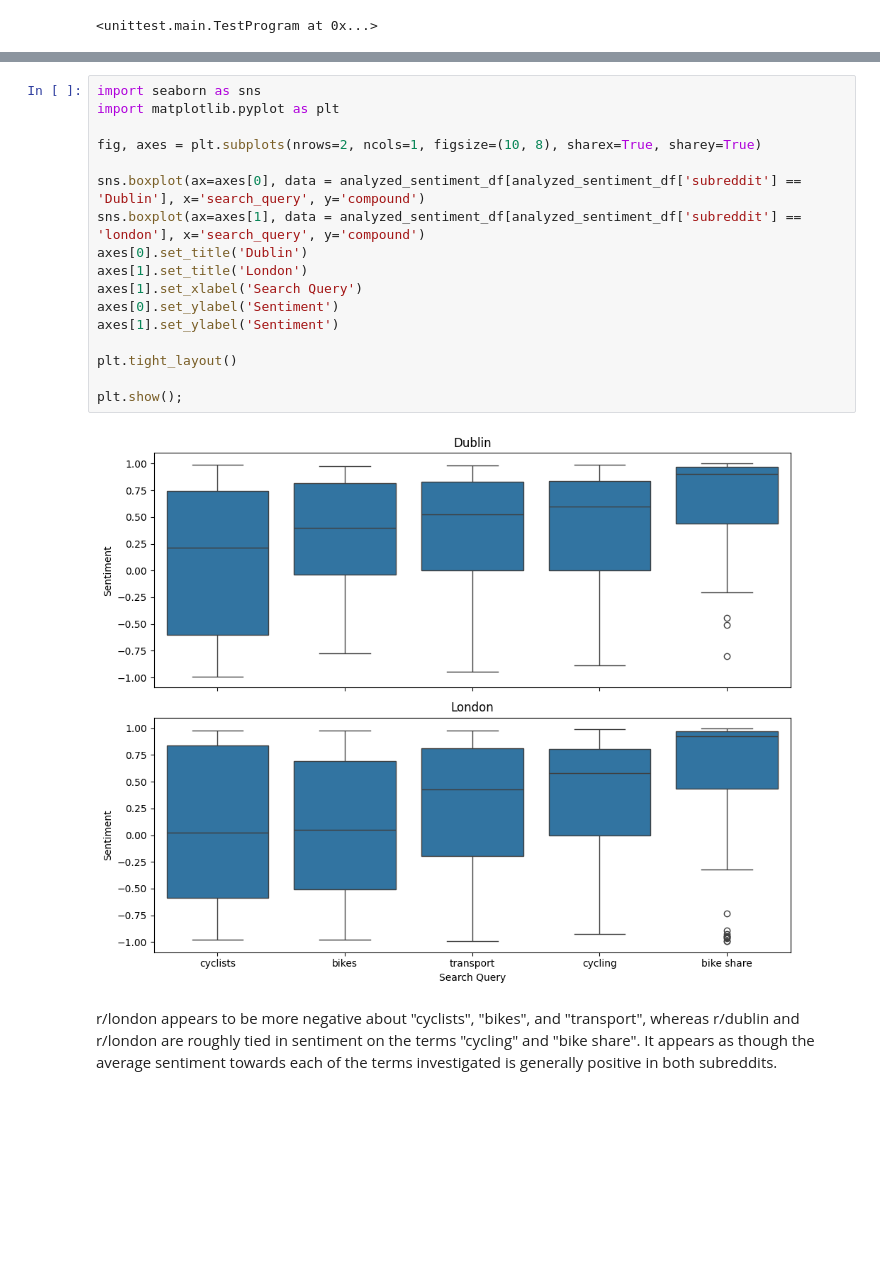
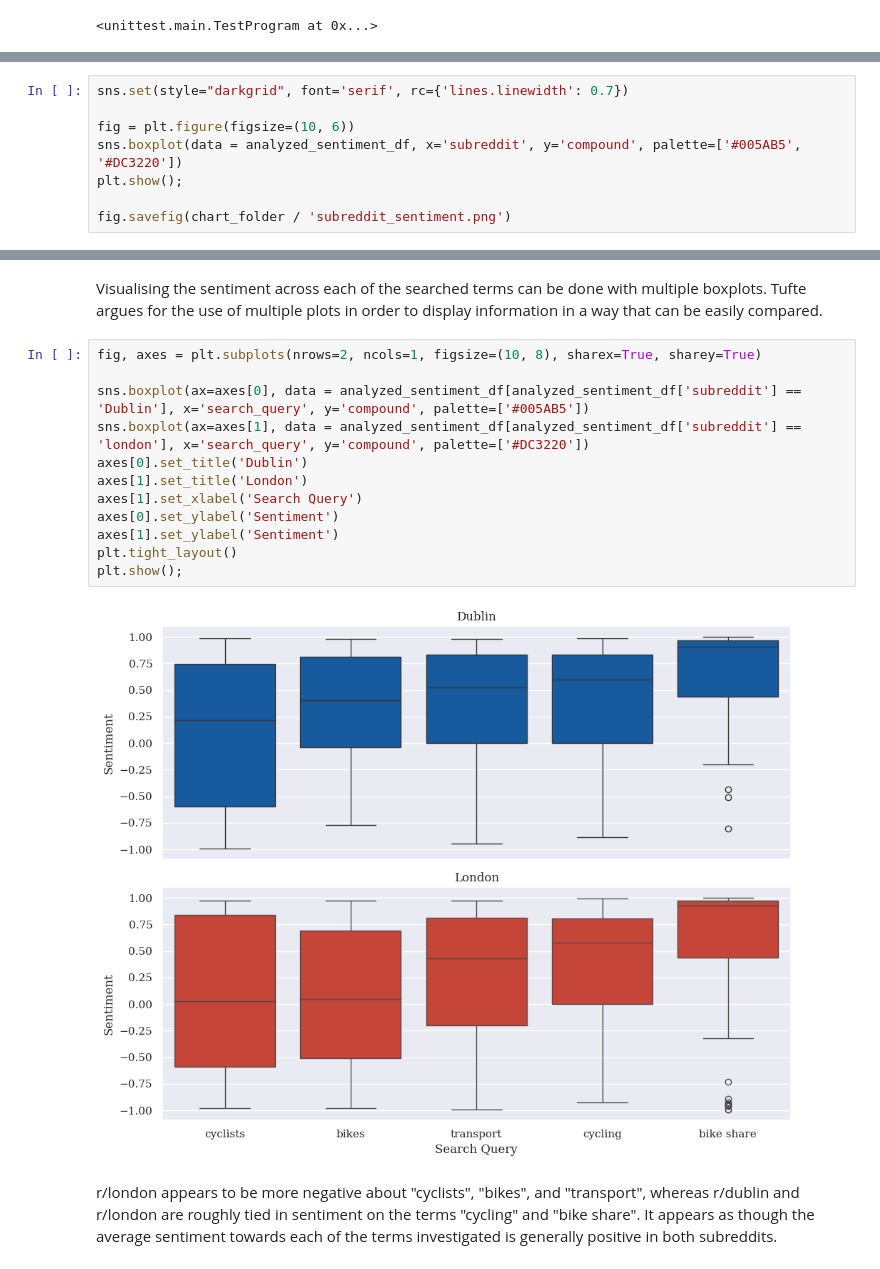
Before and after one commit to step-hen-burke/CA2, a Jupyter notebook: 1_data_processing.ipynb, the cells around one changed output, grey strips where cells are left out. Drawn from its saved outputs; the diff is of its cells as text; blank space fills up the shorter version.

Commit message:
Rename files. Added commentary & charts. Added machine learning file

```diff
--- a/data_processing.ipynb
+++ b/1_data_processing.ipynb
@@ -1193,0 +1220,8 @@ analyzed_sentiment_df.head()
+# %%
+sns.set(style="darkgrid", font='serif', rc={'lines.linewidth': 0.7})
+
+fig = plt.figure(figsize=(10, 6))
+sns.boxplot(data = analyzed_sentiment_df, x='subreddit', y='compound', palette=['#005AB5', '#DC3220'])
+plt.show();
+
+fig.savefig(chart_folder / 'subreddit_sentiment.png')
@@ -1194,22 +1230,19 @@ analyzed_sentiment_df.head()
+# %% [markdown]
+Visualising the sentiment across each of the searched terms can be done with multiple boxplots. Tufte argues for the use of multiple plots in order to display information in a way that can be easily compared.
 # %%
-import seaborn as sns
-import matplotlib.pyplot as plt
-
 fig, axes = plt.subplots(nrows=2, ncols=1, figsize=(10, 8), sharex=True, sharey=True)
 
-sns.boxplot(ax=axes[0], data = analyzed_sentiment_df[analyzed_sentiment_df['subreddit'] == 'Dublin'], x='search_query', y='compound')
-sns.boxplot(ax=axes[1], data = analyzed_sentiment_df[analyzed_sentiment_df['subreddit'] == 'london'], x='search_query', y='compound')
+sns.boxplot(ax=axes[0], data = analyzed_sentiment_df[analyzed_sentiment_df['subreddit'] == 'Dublin'], x='search_query', y='compound', palette=['#005AB5'])
+sns.boxplot(ax=axes[1], data = analyzed_sentiment_df[analyzed_sentiment_df['subreddit'] == 'london'], x='search_query', y='compound', palette=['#DC3220'])
 axes[0].set_title('Dublin')
 axes[1].set_title('London')
 axes[1].set_xlabel('Search Query')
 axes[0].set_ylabel('Sentiment')
 axes[1].set_ylabel('Sentiment')
-
 plt.tight_layout()
-
 plt.show();
 # %% [output]
-[figure, old version]
+[figure, new version]
 # %% [markdown]
 r/london appears to be more negative about "cyclists", "bikes", and "transport", whereas r/dublin and r/london are roughly tied in sentiment on the terms "cycling" and "bike share". It appears as though the average sentiment towards each of the terms investigated is generally positive in both subreddits.
 # %%
```
Also changed, not shown: parts of 14 cells of this notebook, 3 other files.
